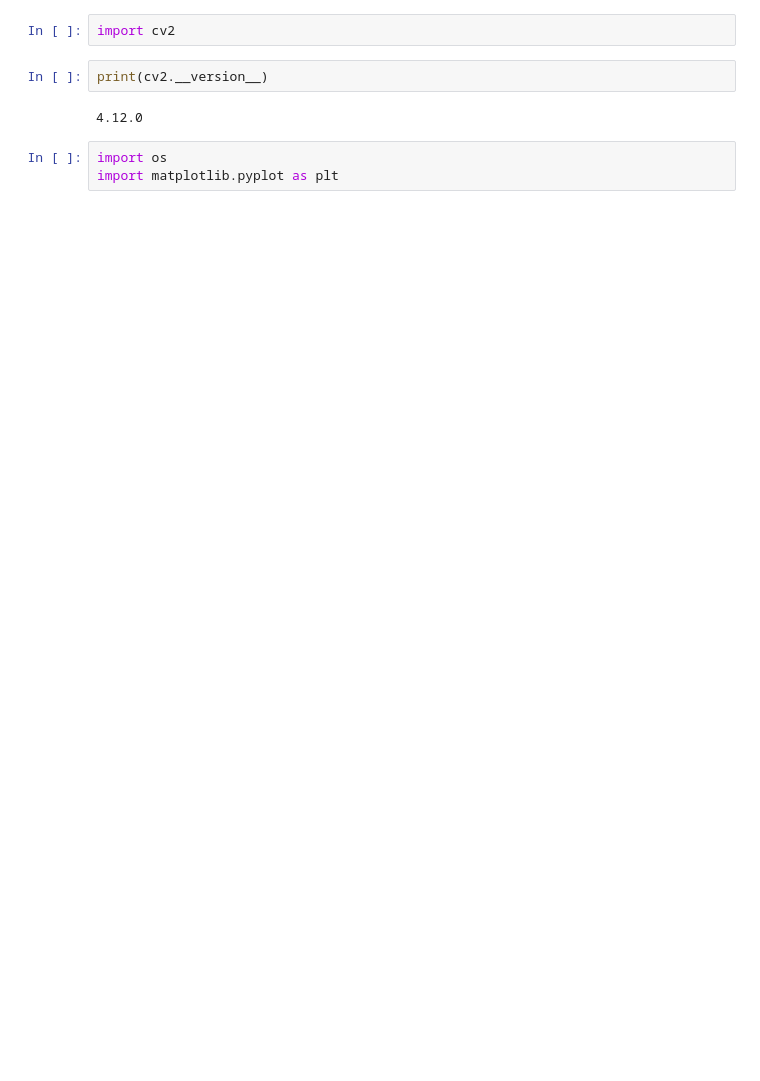
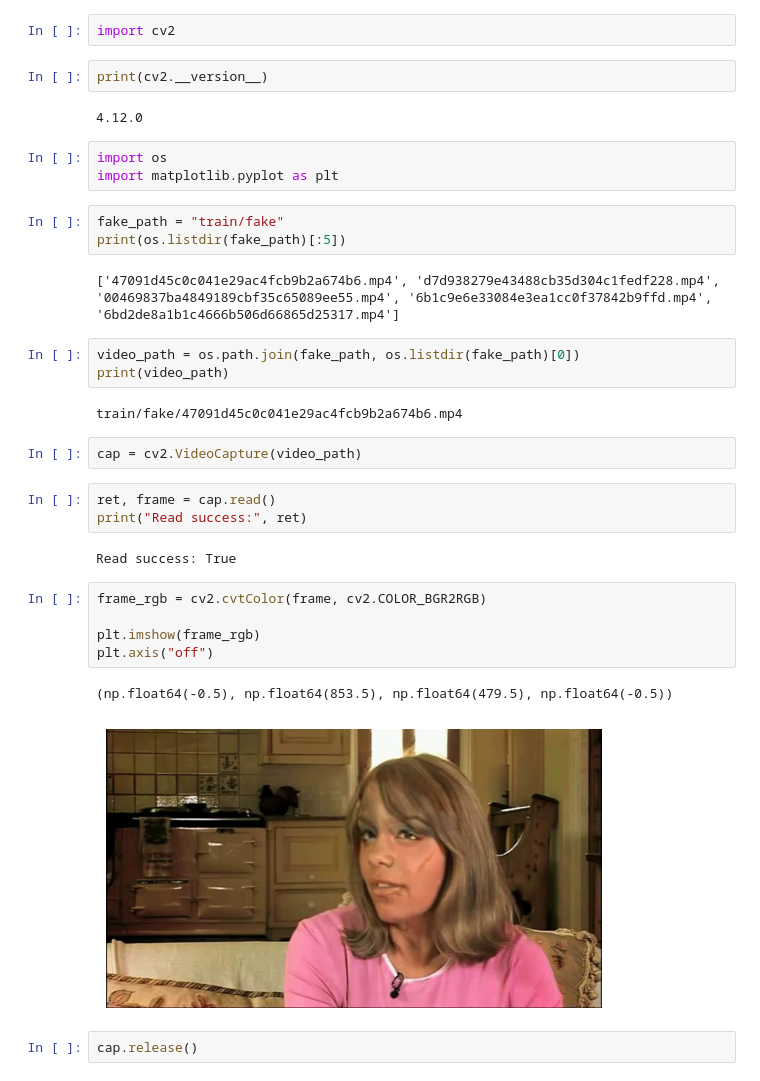
Before and after one commit to SkAztecs/Ieee-Task-ML, a Jupyter notebook: IEEE_CS_ML_TASK.ipynb, the cells around one changed output. Drawn from its saved outputs; the diff is of its cells as text; blank space fills up the shorter version.

```diff
--- a/IEEE_CS_ML_TASK.ipynb
+++ b/IEEE_CS_ML_TASK.ipynb
@@ -65,3 +65,30 @@ print(cv2.__version__)
 # %%
 import os
 import matplotlib.pyplot as plt
+# %%
+fake_path = "train/fake"
+print(os.listdir(fake_path)[:5])
+# %% [output]
+['47091d45c0c041e29ac4fcb9b2a674b6.mp4', 'd7d938279e43488cb35d304c1fedf228.mp4', '00469837ba4849189cbf35c65089ee55.mp4', '6b1c9e6e33084e3ea1cc0f37842b9ffd.mp4', '6bd2de8a1b1c4666b506d66865d25317.mp4']
+# %%
+video_path = os.path.join(fake_path, os.listdir(fake_path)[0])
+print(video_path)
+# %% [output]
+train/fake/47091d45c0c041e29ac4fcb9b2a674b6.mp4
+# %%
+cap = cv2.VideoCapture(video_path)
+# %%
+ret, frame = cap.read()
+print("Read success:", ret)
+# %% [output]
+Read success: True
+# %%
+frame_rgb = cv2.cvtColor(frame, cv2.COLOR_BGR2RGB)
+
+plt.imshow(frame_rgb)
+plt.axis("off")
+# %% [output]
+(np.float64(-0.5), np.float64(853.5), np.float64(479.5), np.float64(-0.5))
+[figure, added]
+# %%
+cap.release()
```
